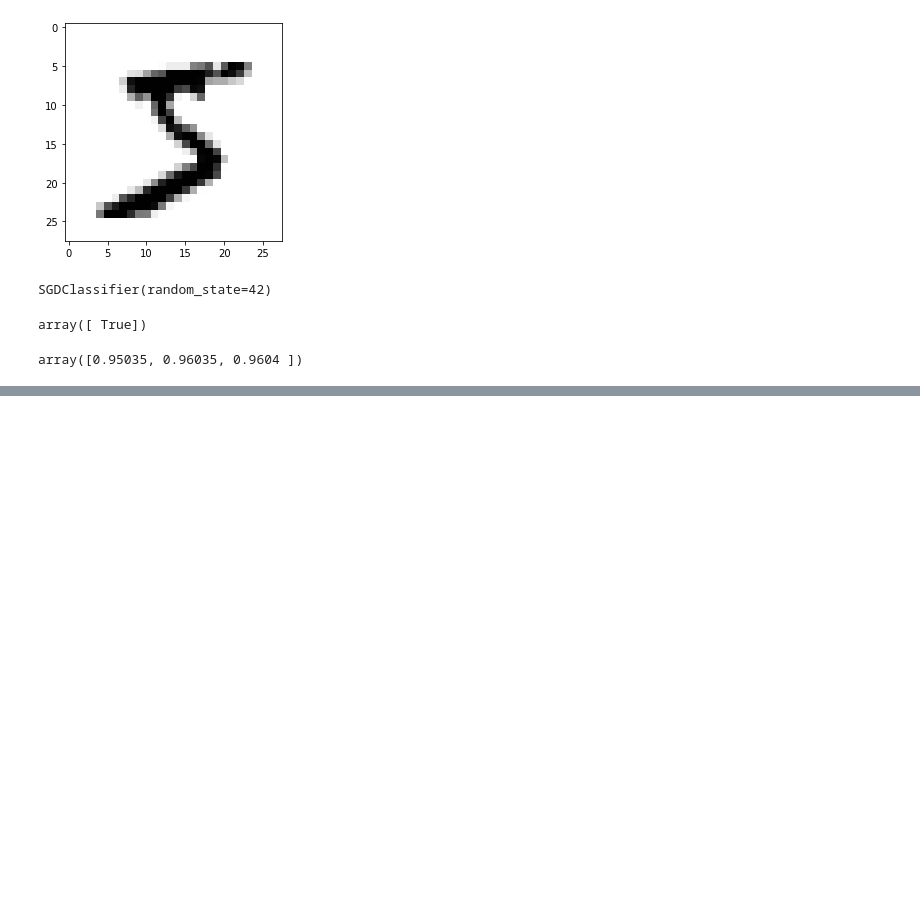
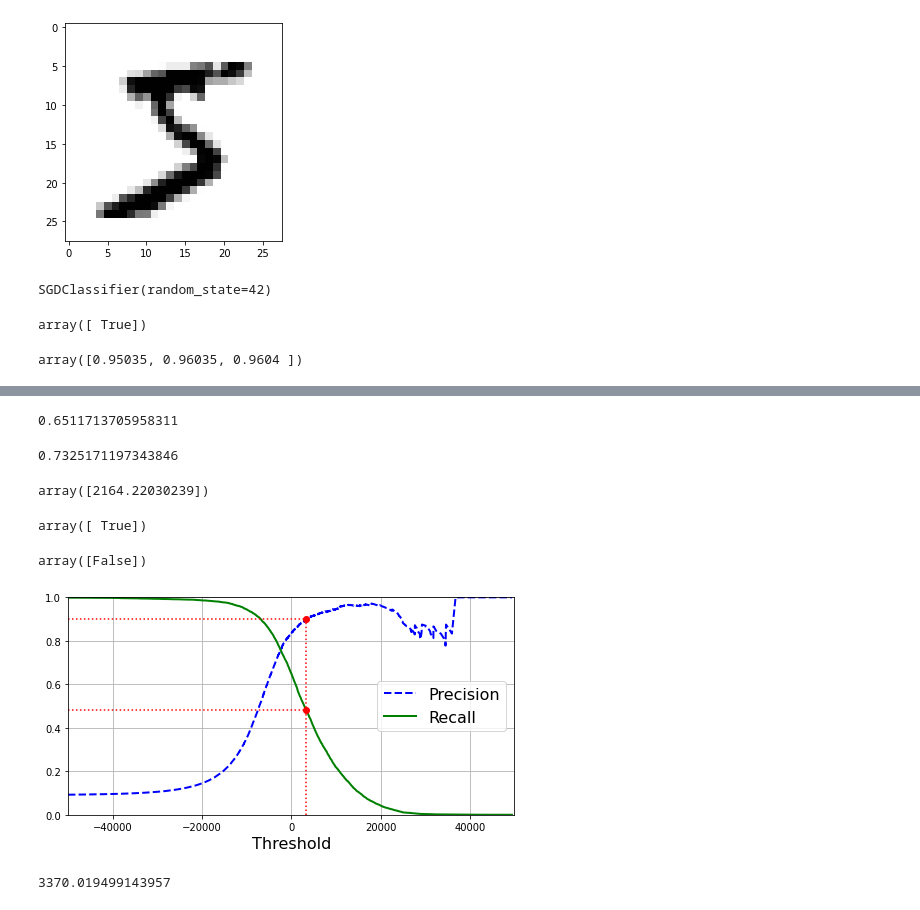
Before and after one commit to ktam33/ml_book_notes, a Jupyter notebook: Chapter 3 - Classification.ipynb, the cells around one changed output, grey strips where cells are left out. Cells and saved outputs as stored; diff of their text form; code cells hidden in the pictures; blank space fills up the shorter version.

```diff
--- a/Chapter 3 - Classification.ipynb
+++ b/Chapter 3 - Classification.ipynb
@@ -79,0 +89,74 @@ array([[53892,   687],
+# %%
+# Recall = True Positives / (True Positives + False Negatives)
+# Out of all the actual positives in the dataset, what % were predicted as such
+recall_score(y_train_5, y_train_pred)
+# %% [output]
+0.6511713705958311
+# %%
+# F1 score - harmonic mean of precision and recall. Favors classifiers that have a similar precision and recall. High F1
+# means that both precision and recall are high.
+from sklearn.metrics import f1_score
+f1_score(y_train_5, y_train_pred)
+
+# Precision/Recall tradeoff - increasing one often means decreasing the other
+# %% [output]
+0.7325171197343846
+# %%
+# Instead of using predict(), get the actual score via the decision_function method.
+y_scores = sgd_clf.decision_function([some_digit])
+y_scores
+# %% [output]
+array([2164.22030239])
+# %%
+# if our decision threshold is 0, this is the same as predict.
+threshold = 0
+y_some_digit_pred = (y_scores > threshold)
+y_some_digit_pred
+# %% [output]
+array([ True])
+# %%
+# if our decision threshold is 8000, recall drops
+threshold = 8000
+y_some_digit_pred = (y_scores > threshold)
+y_some_digit_pred
+# %% [output]
+array([False])
+# %%
+# To investigate how the selected threshold affects precision and recall
+
+y_scores = cross_val_predict(sgd_clf, X_train, y_train_5, cv=3, method="decision_function")
+
+# use precision_recall_curve to see how precision and recall change across all possible thresholds
+from sklearn.metrics import precision_recall_curve
+precisions, recalls, thresholds = precision_recall_curve(y_train_5, y_scores)
+
+def plot_precision_recall_vs_threshold(precisions, recalls, thresholds):
+    plt.plot(thresholds, precisions[:-1], "b--", label="Precision", linewidth=2)
+    plt.plot(thresholds, recalls[:-1], "g-", label="Recall", linewidth=2)
+    plt.legend(loc="center right", fontsize=16) # Not shown in the book
+    plt.xlabel("Threshold", fontsize=16)        # Not shown
+    plt.grid(True)                              # Not shown
+    plt.axis([-50000, 50000, 0, 1])             # Not shown
+
+
+
+recall_90_precision = recalls[np.argmax(precisions >= 0.90)]
+threshold_90_precision = thresholds[np.argmax(precisions >= 0.90)]
+
+
+plt.figure(figsize=(8, 4))                                                                  # Not shown
+plot_precision_recall_vs_threshold(precisions, recalls, thresholds)
+plt.plot([threshold_90_precision, threshold_90_precision], [0., 0.9], "r:")                 # Not shown
+plt.plot([-50000, threshold_90_precision], [0.9, 0.9], "r:")                                # Not shown
+plt.plot([-50000, threshold_90_precision], [recall_90_precision, recall_90_precision], "r:")# Not shown
+plt.plot([threshold_90_precision], [0.9], "ro")                                             # Not shown
+plt.plot([threshold_90_precision], [recall_90_precision], "ro")                                                # Not shown
+plt.show()
+# %% [output]
+[figure, added]
+# %%
+# Find threshold that gives you 90% precision
+threshold_90_precision = thresholds[np.argmax(precisions >= 0.90)]
+threshold_90_precision
+# %% [output]
+3370.019499143957
```
Also changed, not shown: parts of 3 cells of this notebook.
